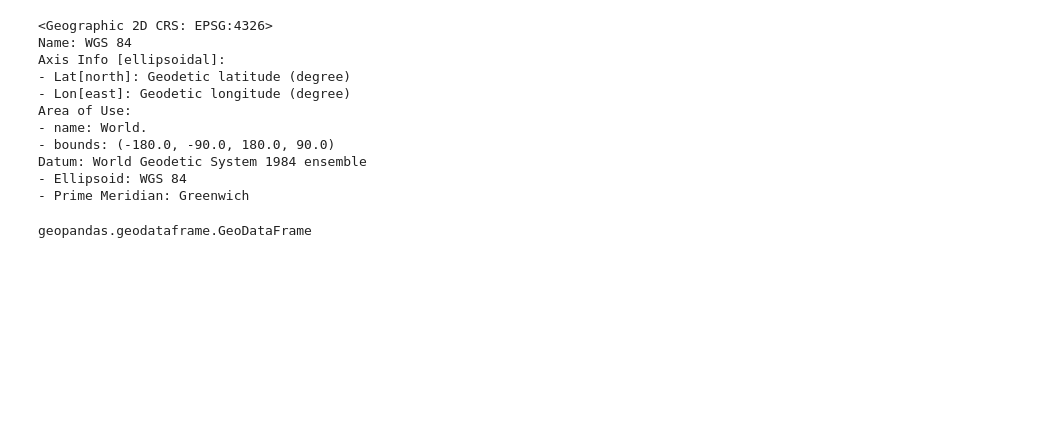
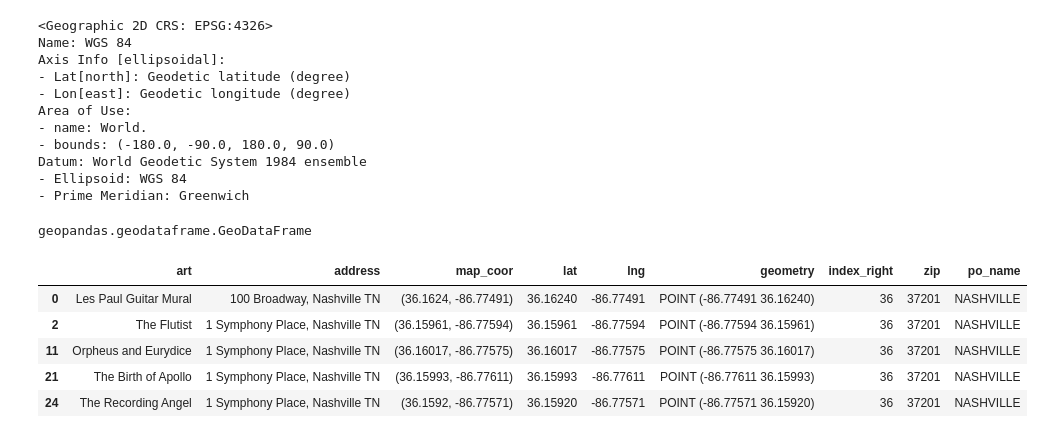
Before and after one commit to NSS-Data-Analytics-Cohort-10/geospatial-python-workshop-SullivanAV, a Jupyter notebook: notebooks/art_zip.ipynb, the cells around one changed output. Drawn from its saved outputs; the diff is of its cells as text; code cells hidden in the pictures; blank space fills up the shorter version.

```diff
--- a/notebooks/art_zip.ipynb
+++ b/notebooks/art_zip.ipynb
@@ -102,0 +103,9 @@ _by_zip = gpd.sjoin(art1, zipcodes, predicate = 'within')
+# %%
+art_by_zip.head()
+# %% [output]
+|  | art | address | map_coor | lat | lng | geometry | index_right | zip | po_name |
+| 0 | Les Paul Guitar Mural | 100 Broadway, Nashville TN | (36.1624, -86.77491) | 36.16240 | -86.77491 | POINT (-86.77491 36.16240) | 36 | 37201 | NASHVILLE |
+| 2 | The Flutist | 1 Symphony Place, Nashville TN | (36.15961, -86.77594) | 36.15961 | -86.77594 | POINT (-86.77594 36.15961) | 36 | 37201 | NASHVILLE |
+| 11 | Orpheus and Eurydice | 1 Symphony Place, Nashville TN | (36.16017, -86.77575) | 36.16017 | -86.77575 | POINT (-86.77575 36.16017) | 36 | 37201 | NASHVILLE |
+| 21 | The Birth of Apollo | 1 Symphony Place, Nashville TN | (36.15993, -86.77611) | 36.15993 | -86.77611 | POINT (-86.77611 36.15993) | 36 | 37201 | NASHVILLE |
+| 24 | The Recording Angel | 1 Symphony Place, Nashville TN | (36.1592, -86.77571) | 36.15920 | -86.77571 | POINT (-86.77571 36.15920) | 36 | 37201 | NASHVILLE |
```
Also changed, not shown: parts of 5 cells of this notebook.
